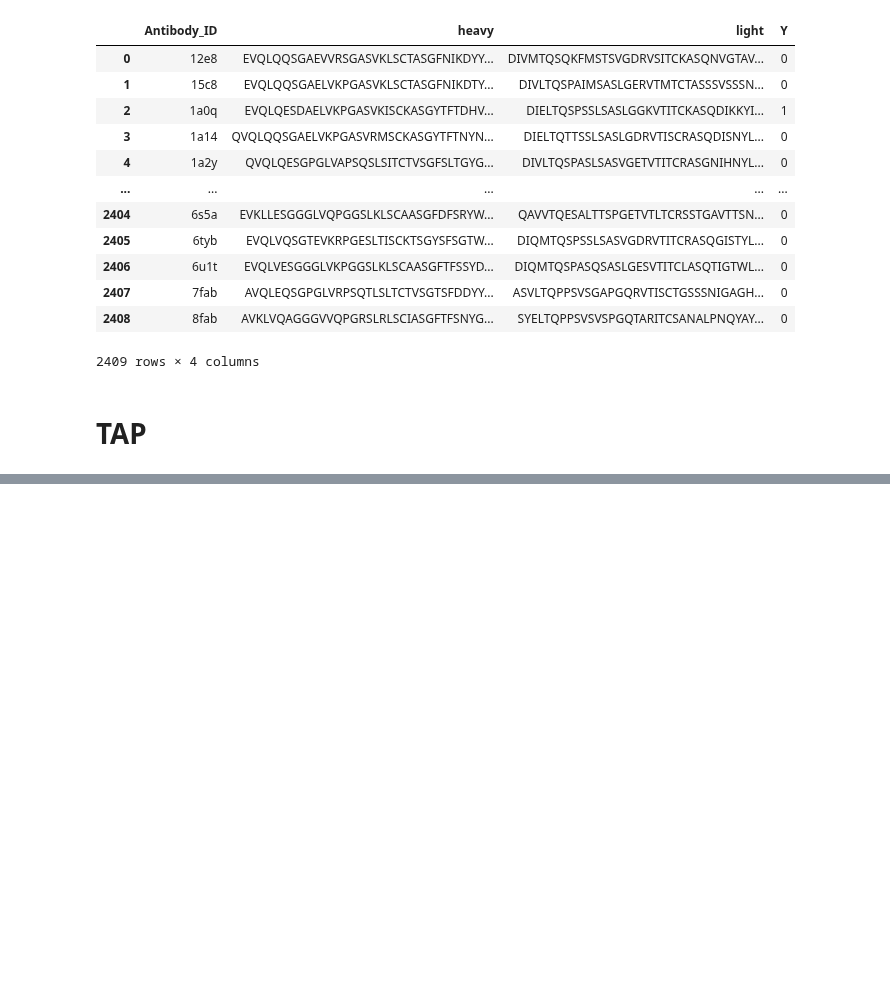
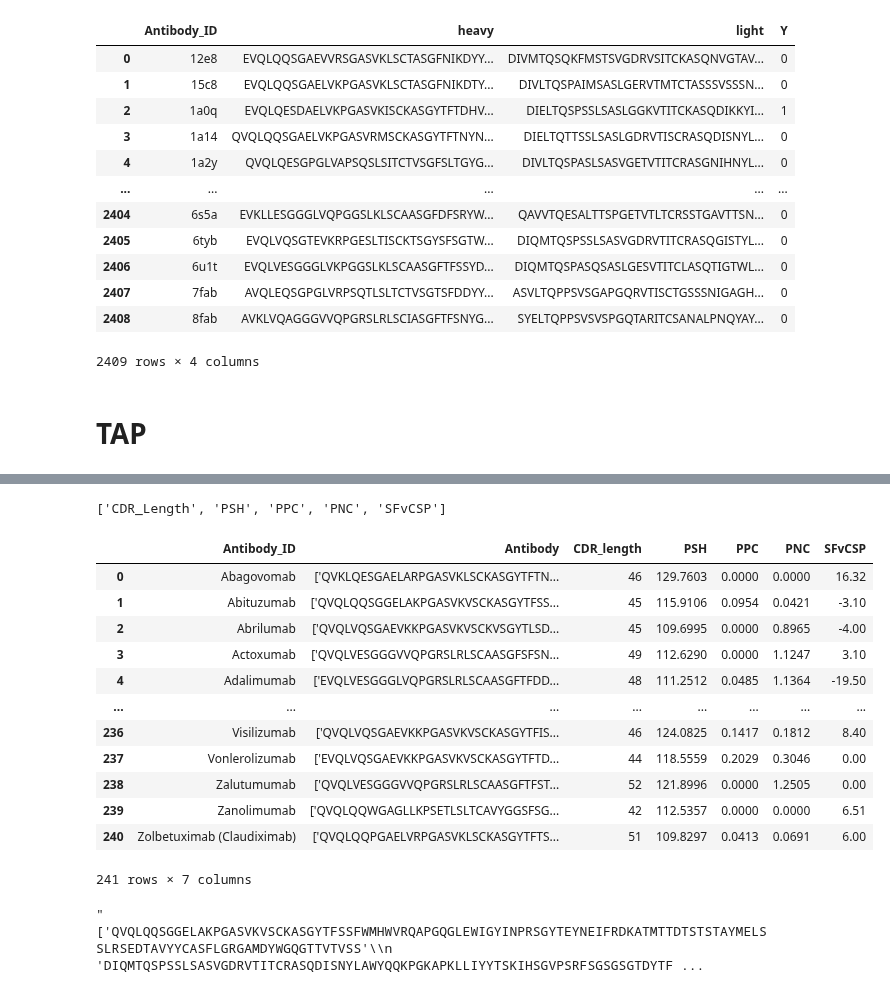
Before and after one commit to kvetab/di-pred, a Jupyter notebook: notebooks/data_processing/01-overview.ipynb, the cells around one changed output, grey strips where cells are left out. Cells and saved outputs as stored; diff of their text form; code cells hidden in the pictures; blank space fills up the shorter version.

Commit message:
Fix weird data inconsistencies

```diff
--- a/notebooks/data_processing/01-overview.ipynb
+++ b/notebooks/data_processing/01-overview.ipynb
@@ -25,3 +95,6 @@ data_chen
 2409 rows × 4 columns
 # %% [markdown]
 # TAP
+# %%
+label_list = retrieve_label_name_list('TAP')
+label_list
@@ -27,0 +103,7 @@ data_chen
+# %%
+tap_loader_0 = Develop(name = 'TAP', label_name = label_list[0])
+tap_loader_1 = Develop(name = 'TAP', label_name = label_list[1])
+tap_loader_2 = Develop(name = 'TAP', label_name = label_list[2])
+tap_loader_3 = Develop(name = 'TAP', label_name = label_list[3])
+tap_loader_4 = Develop(name = 'TAP', label_name = label_list[4])
+tap_loader_0.get_data()
@@ -27,0 +139,3 @@ data_chen
+# %%
+tap_0 = tap_loader_0.get_data().rename({"Y": "CDR_length"}, axis=1)
+tap_0
@@ -27,0 +156,30 @@ data_chen
+# %%
+label_list
+# %% [output]
+['CDR_Length', 'PSH', 'PPC', 'PNC', 'SFvCSP']
+# %%
+tap_1 = tap_loader_1.get_data().rename({"Y": "PSH"}, axis=1)
+tap_2 = tap_loader_2.get_data().rename({"Y": "PPC"}, axis=1)
+tap_3 = tap_loader_3.get_data().rename({"Y": "PNC"}, axis=1)
+tap_4 = tap_loader_4.get_data().rename({"Y": "SFvCSP"}, axis=1)
+# %%
+tap_data = pd.concat([tap_0, tap_1["PSH"], tap_2["PPC"], tap_3["PNC"], tap_4["SFvCSP"]], axis=1)
+tap_data
+# %% [output]
+|  | Antibody_ID | Antibody | CDR_length | PSH | PPC | PNC | SFvCSP |
+| 0 | Abagovomab | ['QVKLQESGAELARPGASVKLSCKASGYTFTN... | 46 | 129.7603 | 0.0000 | 0.0000 | 16.32 |
+| 1 | Abituzumab | ['QVQLQQSGGELAKPGASVKVSCKASGYTFSS... | 45 | 115.9106 | 0.0954 | 0.0421 | -3.10 |
+| 2 | Abrilumab | ['QVQLVQSGAEVKKPGASVKVSCKVSGYTLSD... | 45 | 109.6995 | 0.0000 | 0.8965 | -4.00 |
+| 3 | Actoxumab | ['QVQLVESGGGVVQPGRSLRLSCAASGFSFSN... | 49 | 112.6290 | 0.0000 | 1.1247 | 3.10 |
+| 4 | Adalimumab | ['EVQLVESGGGLVQPGRSLRLSCAASGFTFDD... | 48 | 111.2512 | 0.0485 | 1.1364 | -19.50 |
+| ... | ... | ... | ... | ... | ... | ... | ... |
+| 236 | Visilizumab | ['QVQLVQSGAEVKKPGASVKVSCKASGYTFIS... | 46 | 124.0825 | 0.1417 | 0.1812 | 8.40 |
+| 237 | Vonlerolizumab | ['EVQLVQSGAEVKKPGASVKVSCKASGYTFTD... | 44 | 118.5559 | 0.2029 | 0.3046 | 0.00 |
+| 238 | Zalutumumab | ['QVQLVESGGGVVQPGRSLRLSCAASGFTFST... | 52 | 121.8996 | 0.0000 | 1.2505 | 0.00 |
+| 239 | Zanolimumab | ['QVQLQQWGAGLLKPSETLSLTCAVYGGSFSG... | 42 | 112.5357 | 0.0000 | 0.0000 | 6.51 |
+| 240 | Zolbetuximab (Claudiximab) | ['QVQLQQPGAELVRPGASVKLSCKASGYTFTS... | 51 | 109.8297 | 0.0413 | 0.0691 | 6.00 |
+241 rows × 7 columns
+# %%
+tap_data.loc[1]["Antibody"]
+# %% [output]
+"['QVQLQQSGGELAKPGASVKVSCKASGYTFSSFWMHWVRQAPGQGLEWIGYINPRSGYTEYNEIFRDKATMTTDTSTSTAYMELSSLRSEDTAVYYCASFLGRGAMDYWGQGTTVTVSS'\\n 'DIQMTQSPSSLSASVGDRVTITCRASQDISNYLAWYQQKPGKAPKLLIYYTSKIHSGVPSRFSGSGSGTDYTF ...
```
Also changed, not shown: parts of 20 cells of this notebook, 1 other file.
